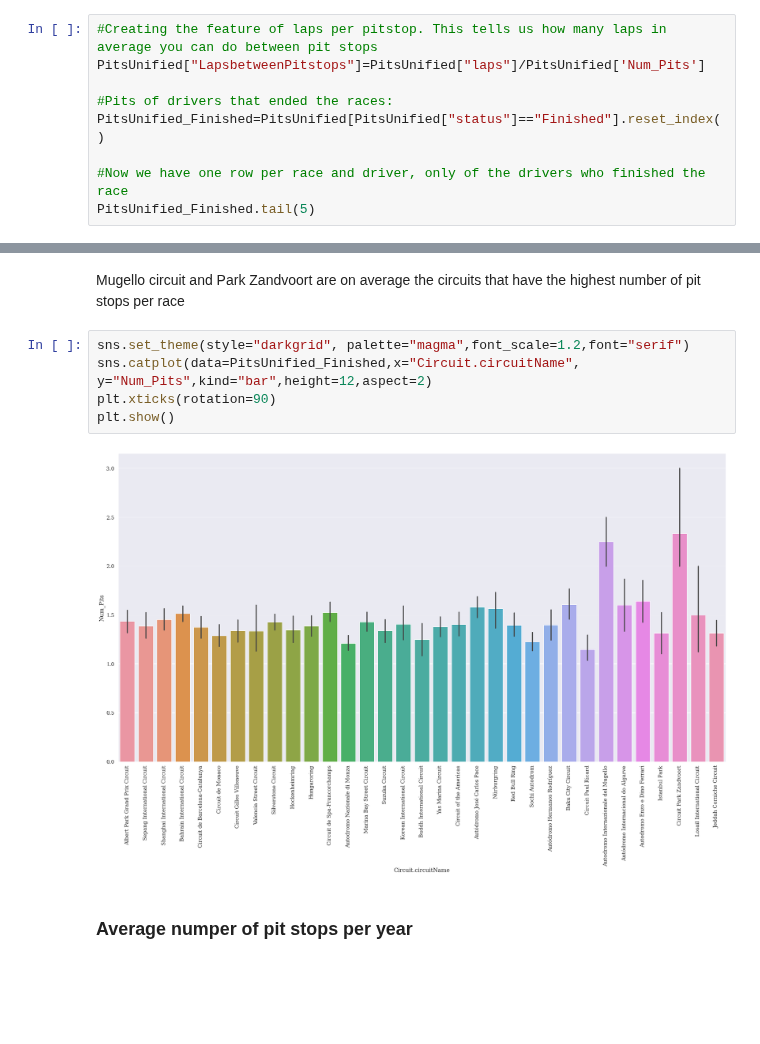
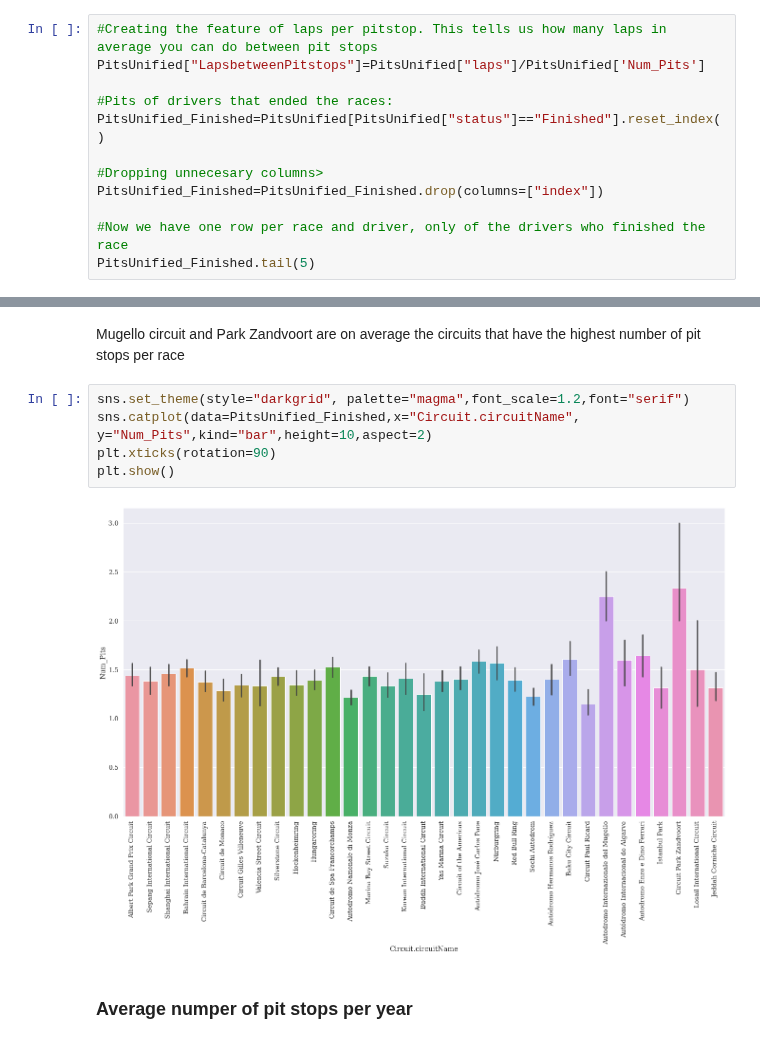
Before and after one commit to GabyCisnerosV/F1_NoName, a Jupyter notebook: Predicting_pitstops.ipynb, the cells around one changed output, grey strips where cells are left out. Saved outputs shown, nothing was run; the diff lists cells and outputs as text; blank space fills up the shorter version.

```diff
--- a/Predicting_pitstops.ipynb
+++ b/Predicting_pitstops.ipynb
@@ -91,6 +95,9 @@ PitsUnified["LapsbetweenPitstops"]=PitsUnified["laps"]/PitsUnified['Num_Pits']
 #Pits of drivers that ended the races:
 PitsUnified_Finished=PitsUnified[PitsUnified["status"]=="Finished"].reset_index()
 
+#Dropping unnecesary columns>
+PitsUnified_Finished=PitsUnified_Finished.drop(columns=["index"])
+
 #Now we have one row per race and driver, only of the drivers who finished the race
 PitsUnified_Finished.tail(5)
 # %% [output]
@@ -107,11 +114,11 @@ PitsUnified_Finished.tail(5)
 Mugello circuit and Park Zandvoort are on average the circuits that have the highest number of pit stops per race
 # %%
 sns.set_theme(style="darkgrid", palette="magma",font_scale=1.2,font="serif")
-sns.catplot(data=PitsUnified_Finished,x="Circuit.circuitName", y="Num_Pits",kind="bar",height=12,aspect=2)
+sns.catplot(data=PitsUnified_Finished,x="Circuit.circuitName", y="Num_Pits",kind="bar",height=10,aspect=2)
 plt.xticks(rotation=90)
 plt.show()
 # %% [output]
-[figure, old version]
+[figure, new version]
 # %% [markdown]
 ### Average numper of pit stops per year
 # %% [markdown]
```
Also changed, not shown: parts of 28 cells of this notebook.
